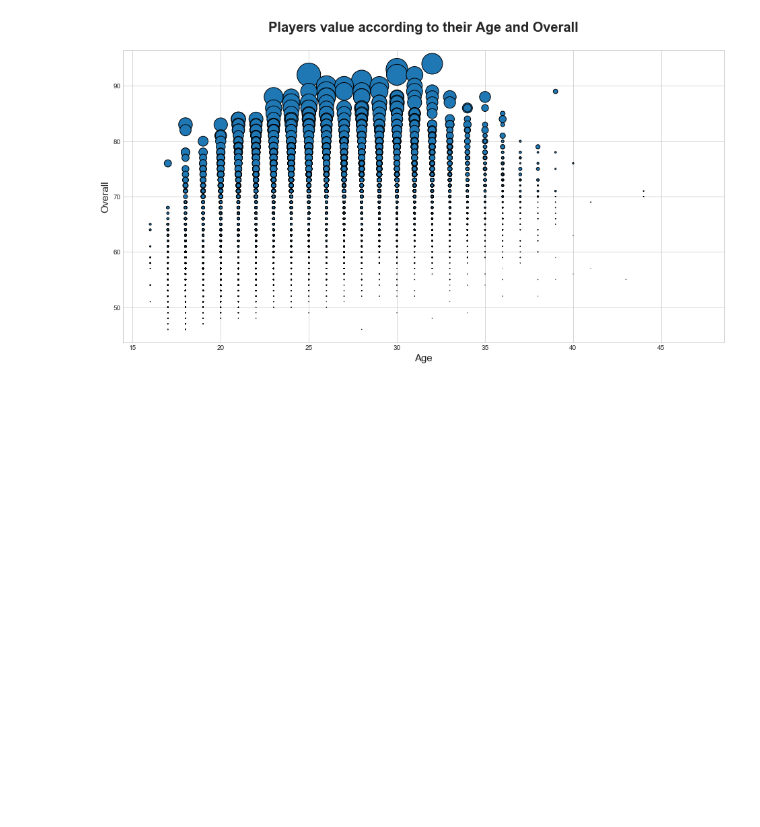
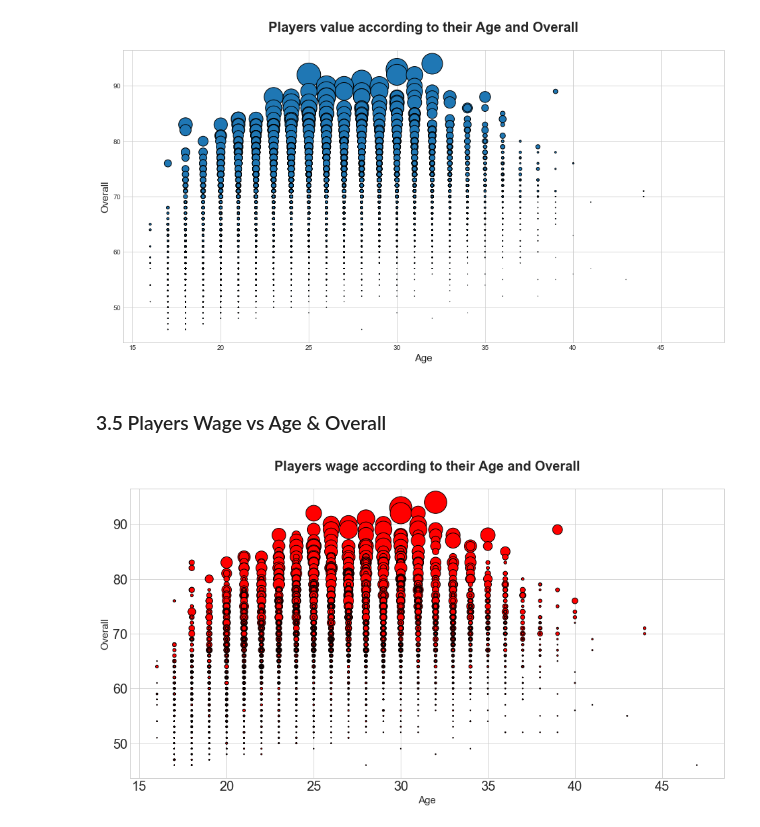
Before and after one commit to SkalskiP/ILearnMachineLearning.py, a Jupyter notebook: 0_Kaggle_projects/Talk_About_Money_FIFA_18_Data_Exploration_With_Python.ipynb, the cells around one changed output. Saved outputs shown, nothing was run; the diff lists cells and outputs as text; code cells hidden in the pictures; blank space fills up the shorter version.

```diff
--- a/0_Kaggle_projects/Talk_About_Money_FIFA_18_Data_Exploration_With_Python.ipynb
+++ b/0_Kaggle_projects/Talk_About_Money_FIFA_18_Data_Exploration_With_Python.ipynb
@@ -200,3 +262,20 @@ plt.scatter(age, overall, s = value/100000, edgecolors='black')
 plt.show()
 # %% [output]
 [figure]
+# %% [markdown]
+### 3.5 Players Wage vs Age & Overall
+# %%
+plt.figure(figsize=(16,8))
+sns.set_style("whitegrid")
+plt.title('Players wage according to their Age and Overall', fontsize=20, fontweight='bold', y=1.05,)
+plt.xlabel('Age', fontsize=15)
+plt.ylabel('Overall', fontsize=15)
+
+age = dataset["Age"].values
+overall = dataset["Overall"].values
+value = dataset["WageNum"].values
+
+plt.scatter(age, overall, s = value/500, edgecolors='black', color="red")
+plt.show()
+# %% [output]
+[figure, added]
```
Also changed, not shown: parts of 18 cells of this notebook.
